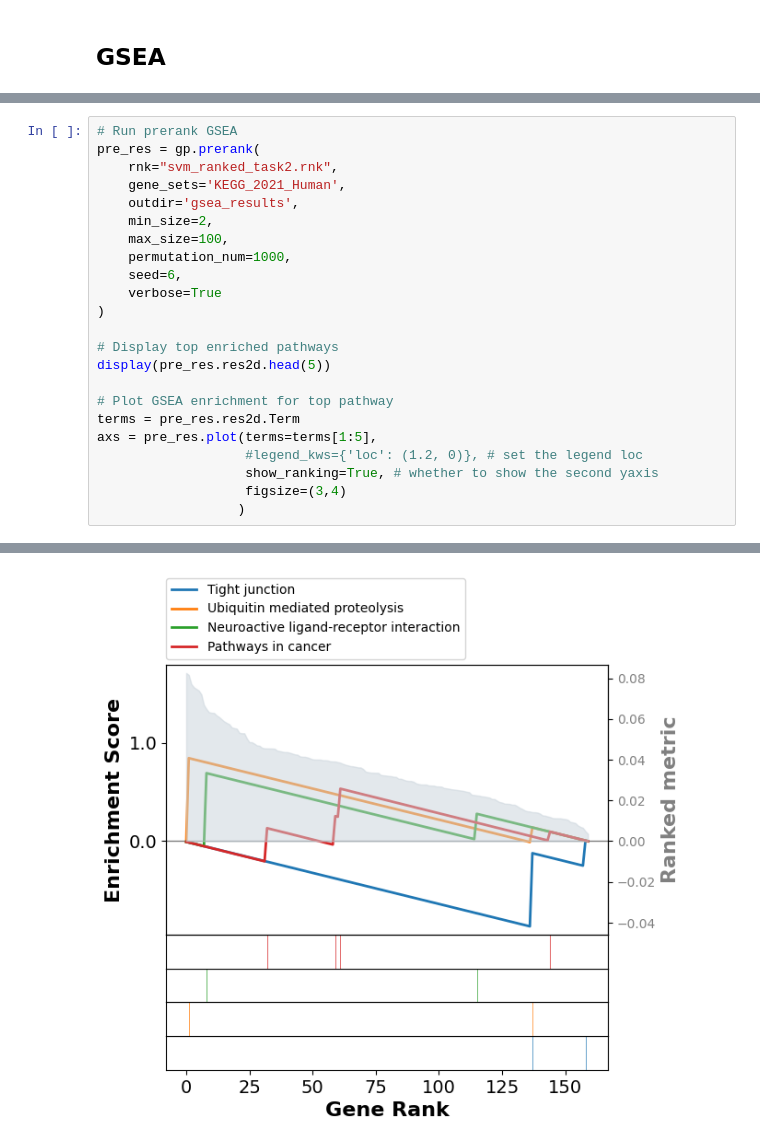
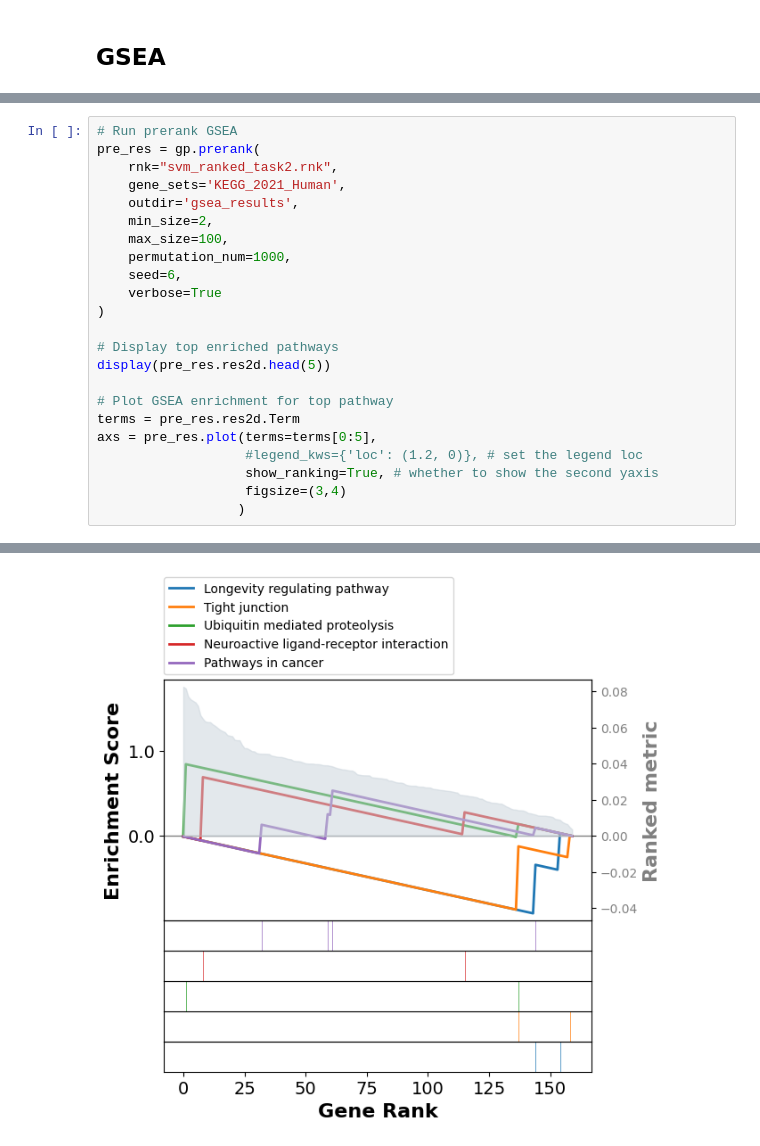
Before and after one commit to Kitiyaparnnn/MCI-AD, a Jupyter notebook: svm_classification.ipynb, the cells around one changed output, grey strips where cells are left out. Saved outputs shown, nothing was run; the diff lists cells and outputs as text.

```diff
--- a/svm_classification.ipynb
+++ b/svm_classification.ipynb
@@ -589,7 +589,7 @@ display(pre_res.res2d.head(5))
 
 # Plot GSEA enrichment for top pathway
 terms = pre_res.res2d.Term
-axs = pre_res.plot(terms=terms[1:5],
+axs = pre_res.plot(terms=terms[0:5],
                    #legend_kws={'loc': (1.2, 0)}, # set the legend loc
                    show_ranking=True, # whether to show the second yaxis
                    figsize=(3,4)
@@ -605,7 +605,7 @@ axs = pre_res.plot(terms=terms[1:5],
 |  | Name | Term | ES | NES | NOM p-val | FDR q-val | FWER p-val | Tag % | Gene % | Lead_genes |
 | 0 | prerank | Longevity regulating pathway | -0.911392 | -1.533884 | 0.024129 | 0.36121 | 0.206 | 2/2 | 10.62% | EHMT1;PPARG |
 | 1 | prerank | Tight junction | -0.867089 | -1.473794 | 0.064 | 0.329723 | 0.324 | 2/2 | 15.00% | IGSF5;NEDD4 |
 | 2 | prerank | Ubiquitin mediated proteolysis | 0.845303 | 1.373726 | 0.0721 | 1.0 | 0.636 | 1/2 | 1.25% | UBE2QL1 |
 | 3 | prerank | Neuroactive ligand-receptor inter... | 0.692367 | 1.153795 | 0.294498 | 1.0 | 0.975 | 1/2 | 5.62% | AVPR1B |
 | 4 | prerank | Pathways in cancer | 0.534002 | 1.118718 | 0.30251 | 1.0 | 0.993 | 3/4 | 38.75% | LAMB2;COL4A1;CASP7 |
-[figure, old version]
+[figure, new version]
```
Also changed, not shown: parts of 2 cells of this notebook, 7 other files.
